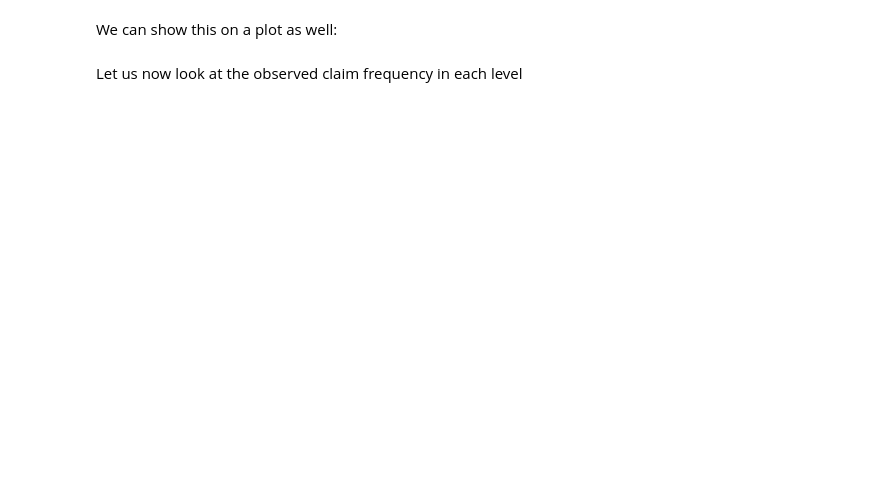
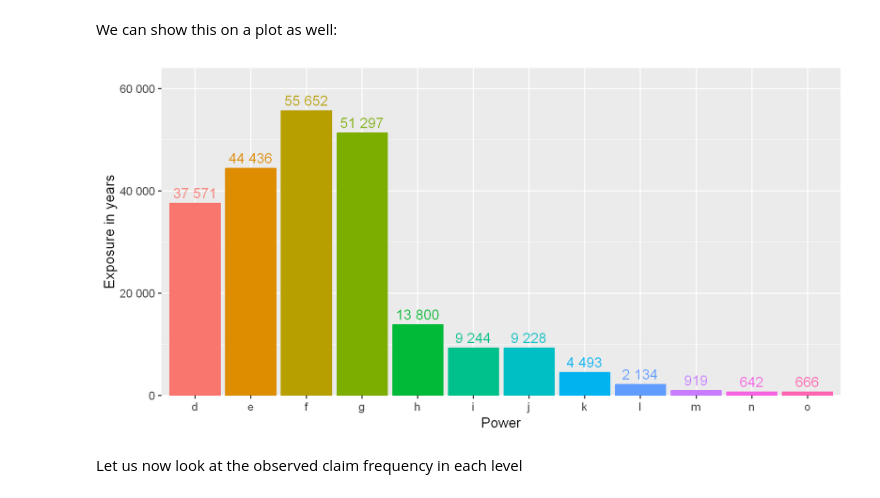
Before and after one commit to fpechon/UCLouvain-LACTU2110, a Jupyter notebook: 1. Introduction/1. Brief Introduction to R and Descriptive Analysis of the Dataset.ipynb, the cells around one changed output. Cells and saved outputs as stored; diff of their text form; code cells hidden in the pictures; blank space fills up the shorter version.

```diff
--- a/1. Introduction/1. Brief Introduction to R and Descriptive Analysis of the Dataset.ipynb
+++ b/1. Introduction/1. Brief Introduction to R and Descriptive Analysis of the Dataset.ipynb
@@ -211,16 +324,19 @@ Power.summary
 # %% [markdown]
 We can show this on a plot as well:
 # %%
-ggplot(Power.summary, aes(x=Power,
+plot_power_expo = ggplot(Power.summary, aes(x=Power,
                           y=totalExposure,
                           fill=Power,
                           color=Power,
                           label=scales::number(totalExposure))) +
   geom_bar(stat="identity")+
   geom_text(stat='identity',  vjust=-0.5)+
-  scale_y_continuous(name = "Exposure in years", labels = scales::number)+
+  scale_y_continuous(name = "Exposure in years", labels = scales::number, expand = expansion(mult = c(0, .15)))+
   scale_colour_discrete(guide = "none")+
   scale_fill_discrete(guide="none")
+plot_power_expo
+# %% [output]
+[figure, added]
 # %% [markdown]
 Let us now look at the observed claim frequency in each level
 # %%
```
Also changed, not shown: parts of 53 cells of this notebook, 27 other files.
